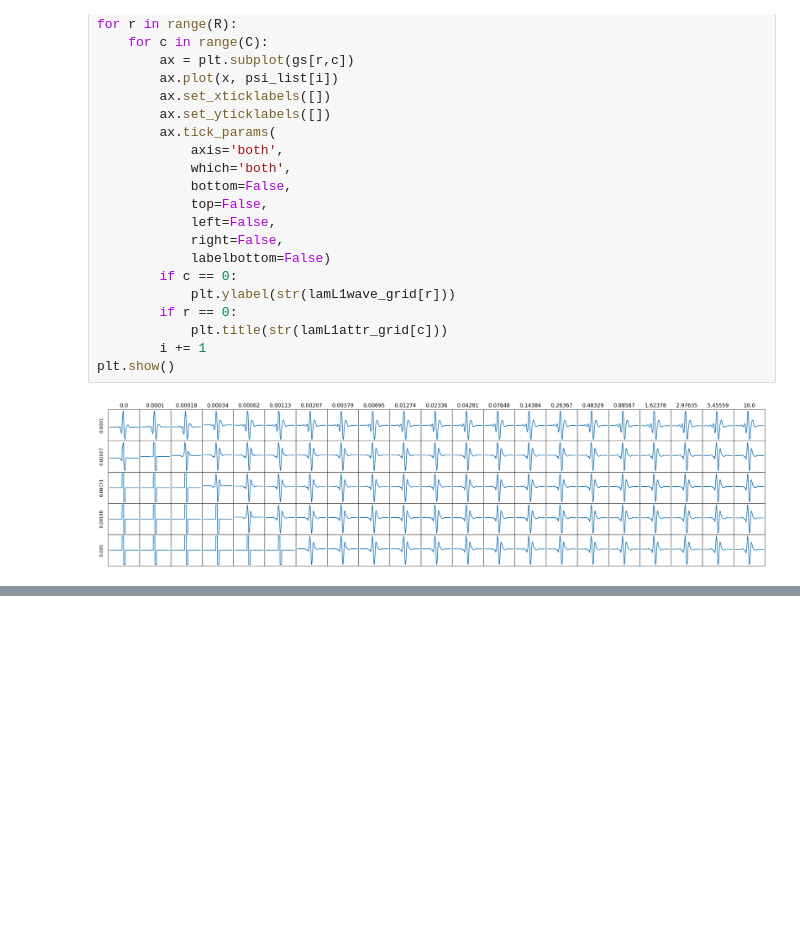
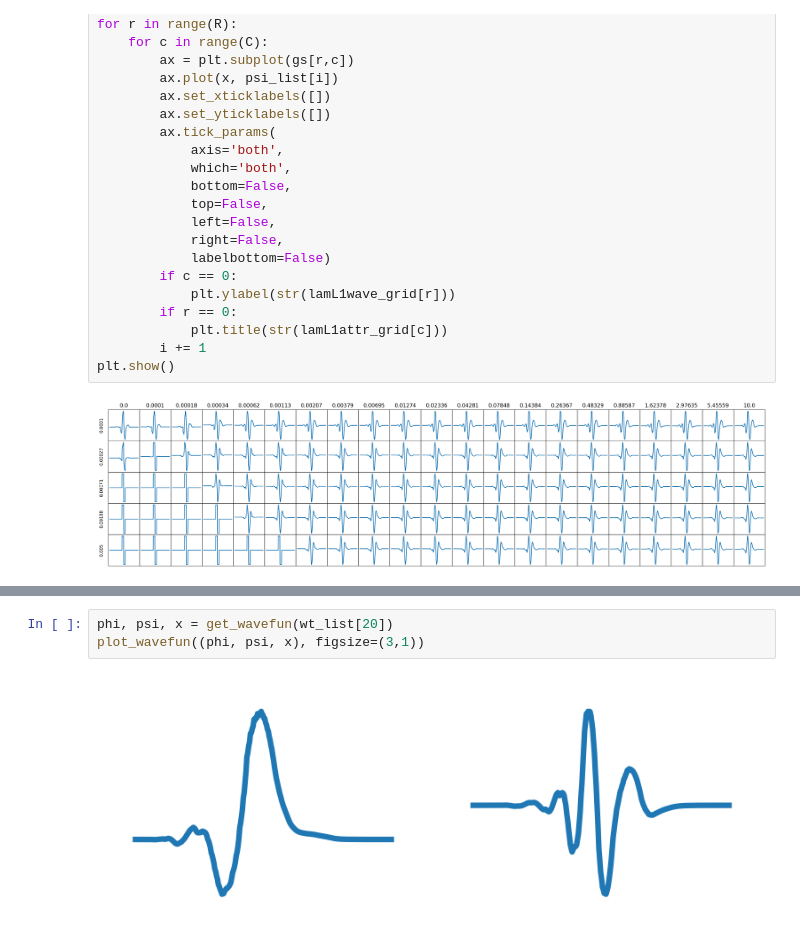
Before and after one commit to Yu-Group/adaptive-wavelets, a Jupyter notebook: notebooks/simulation/02_results.ipynb, the cells around one changed output, grey strips where cells are left out. Saved outputs shown, nothing was run; the diff lists cells and outputs as text; blank space fills up the shorter version.

```diff
--- a/notebooks/simulation/02_results.ipynb
+++ b/notebooks/simulation/02_results.ipynb
@@ -123,0 +131,5 @@ plot_wavefun((phi_o, psi_o, x), figsize=(3,1))
+# %%
+phi, psi, x = get_wavefun(wt_list[20])
+plot_wavefun((phi, psi, x), figsize=(3,1))
+# %% [output]
+[figure, added]
```
Also changed, not shown: parts of 3 cells of this notebook, 6 other files.
